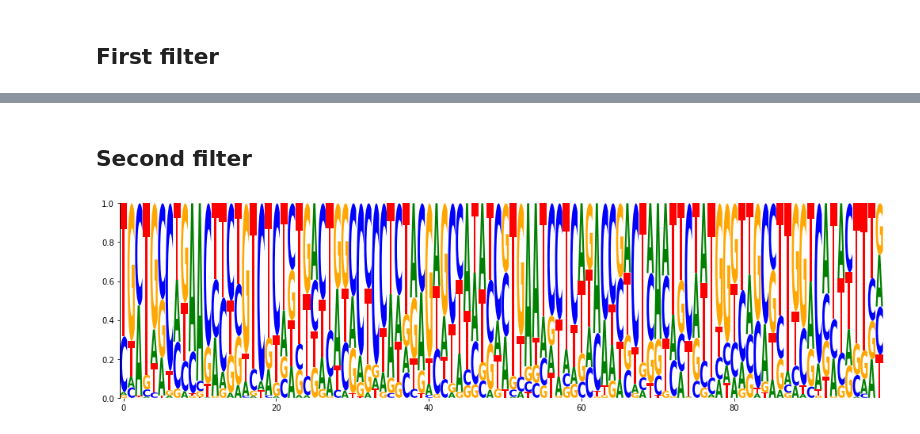
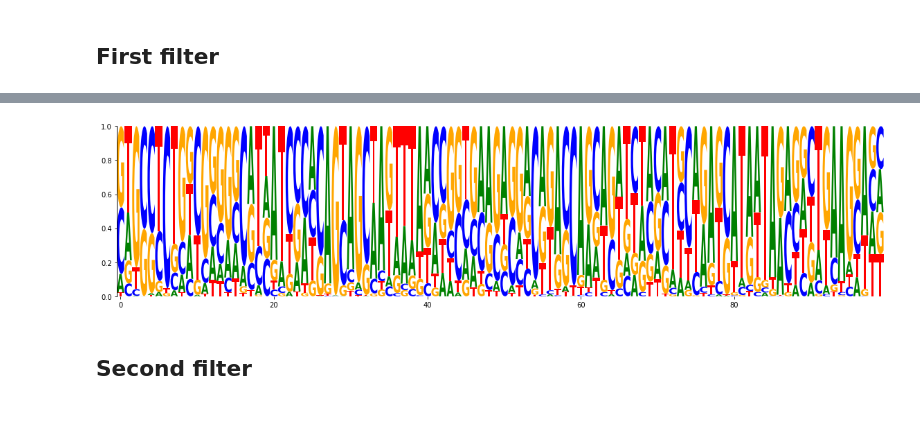
Before and after one commit to carrascomj/drastic, a Jupyter notebook: notebooks/logos.ipynb, the cells around one changed output, grey strips where cells are left out. Cells and saved outputs as stored; diff of their text form; code cells hidden in the pictures.

```diff
--- a/notebooks/logos.ipynb
+++ b/notebooks/logos.ipynb
@@ -77,0 +26,17 @@ Iteration: 12 Loss: -3.77
+# %%
+t = 100
+path_model = "../data/models/convlstm_big.pt"
+
+pretrained_model = convLSTM(
+    input_dim=4,
+    out_channels=4,
+    stride=5,
+    hidden_dim=60,
+    hidden_out=140,
+    output_dim=2,
+    t=t,
+).cpu()
+
+pretrained_model.load_state_dict(
+    torch.load(path_model, map_location=torch.device("cpu"))
+)
@@ -77,0 +47,9 @@ Iteration: 12 Loss: -3.77
+# %%
+cnn_layer = 0
+filter_pos = 0
+# init objects
+layer_vis_1 = CNNLayerVisualization(pretrained_model, cnn_layer, filter_pos)
+layer_vis_2 = CNNLayerVisualization(pretrained_model, cnn_layer, 1)
+# optimize
+opt1 = layer_vis_1.visualise_layer1D(save=False)
+opt2 = layer_vis_2.visualise_layer1D(save=False)
@@ -117,10 +76,6 @@ Iteration: 12 Loss: -3.58
+# %%
+fig = recreate_logo(opt1)
+# %% [output]
+[figure, added]
 # %% [markdown]
 ## Second filter
-# %%
-fig, ax = plt.subplots(1, 1)
-nn_logo = logomaker.Logo(df, ax=ax)
-nn_logo.style_spines(visible=False)
-nn_logo.style_spines(spines=["left"], visible=True, bounds=[0, 1])
-fig.tight_layout()
-# %% [output]
-[figure, removed]
```
Also changed, not shown: parts of 13 cells of this notebook.
